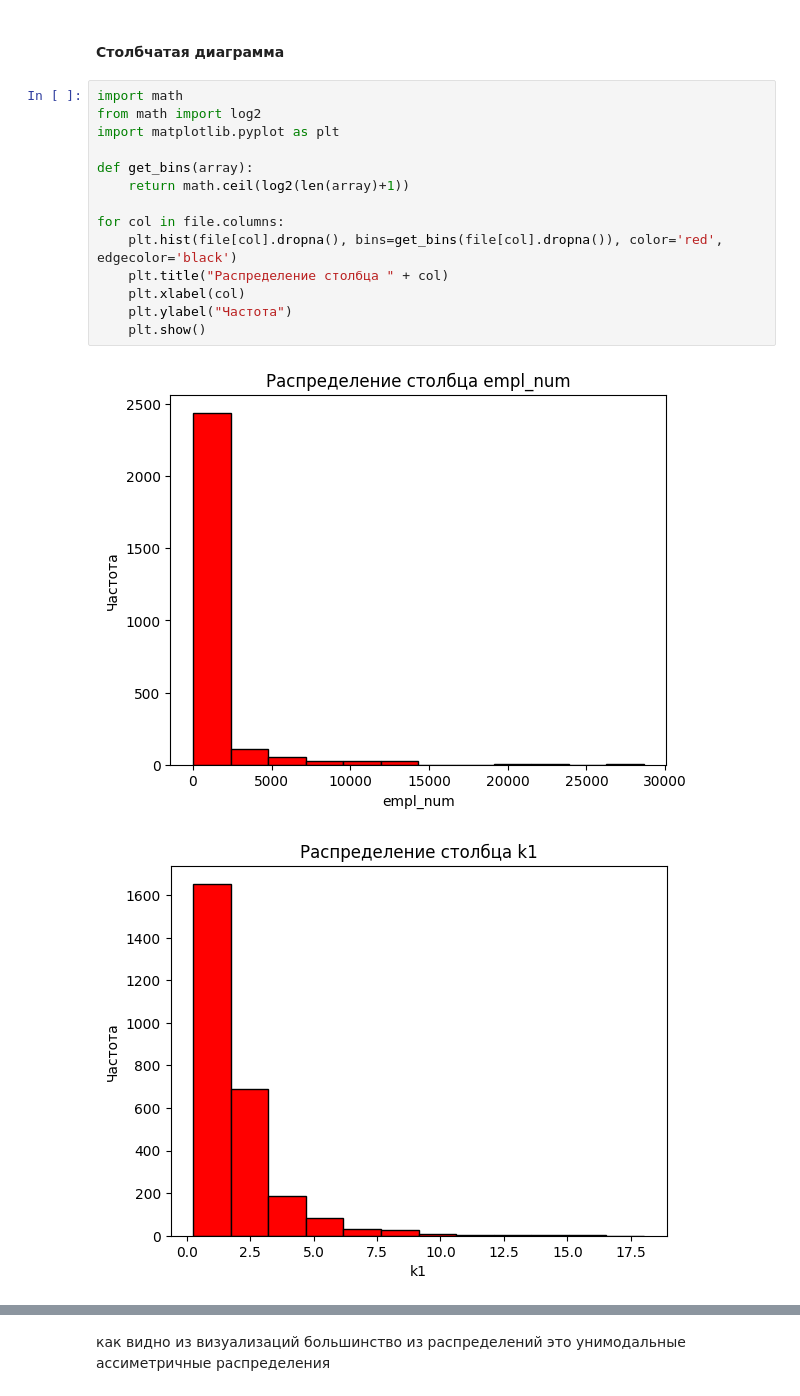
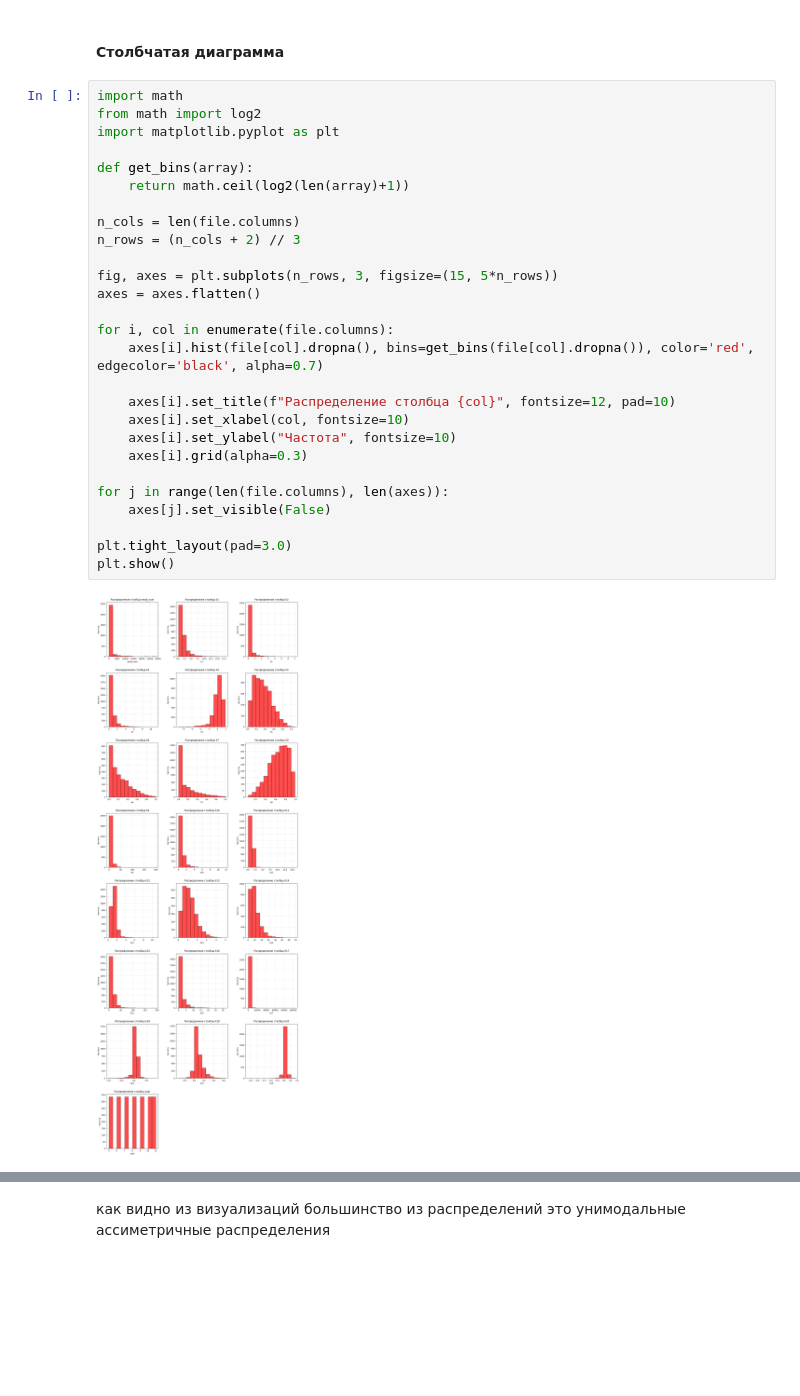
Before and after one commit to poluzerovT/daefi, a Jupyter notebook: dobricki/task1.ipynb, the cells around one changed output, grey strips where cells are left out. Cells and saved outputs as stored; diff of their text form; blank space fills up the shorter version.

```diff
--- a/dobricki/task1.ipynb
+++ b/dobricki/task1.ipynb
@@ -151,17 +151,29 @@ display(pd.DataFrame(table))
 # %%
 import math
 from math import log2
 import matplotlib.pyplot as plt
 
 def get_bins(array):
     return math.ceil(log2(len(array)+1))
 
-for col in file.columns:
-    plt.hist(file[col].dropna(), bins=get_bins(file[col].dropna()), color='red', edgecolor='black')
-    plt.title("Распределение столбца " + col)
-    plt.xlabel(col)
-    plt.ylabel("Частота")
-    plt.show()
+n_cols = len(file.columns)
+n_rows = (n_cols + 2) // 3
+
+fig, axes = plt.subplots(n_rows, 3, figsize=(15, 5*n_rows))
+axes = axes.flatten()
+
+for i, col in enumerate(file.columns):
+    axes[i].hist(file[col].dropna(), bins=get_bins(file[col].dropna()), color='red', edgecolor='black', alpha=0.7)
+
+    axes[i].set_title(f"Распределение столбца {col}", fontsize=12, pad=10)
+    axes[i].set_xlabel(col, fontsize=10)
+    axes[i].set_ylabel("Частота", fontsize=10)
+    axes[i].grid(alpha=0.3)
+
+for j in range(len(file.columns), len(axes)):
+    axes[j].set_visible(False)
+
+plt.tight_layout(pad=3.0)
+plt.show()
 # %% [output]
-[figure, old version]
+[figure, new version]
-[figure, removed]
```
Also changed, not shown: parts of 3 cells of this notebook.
